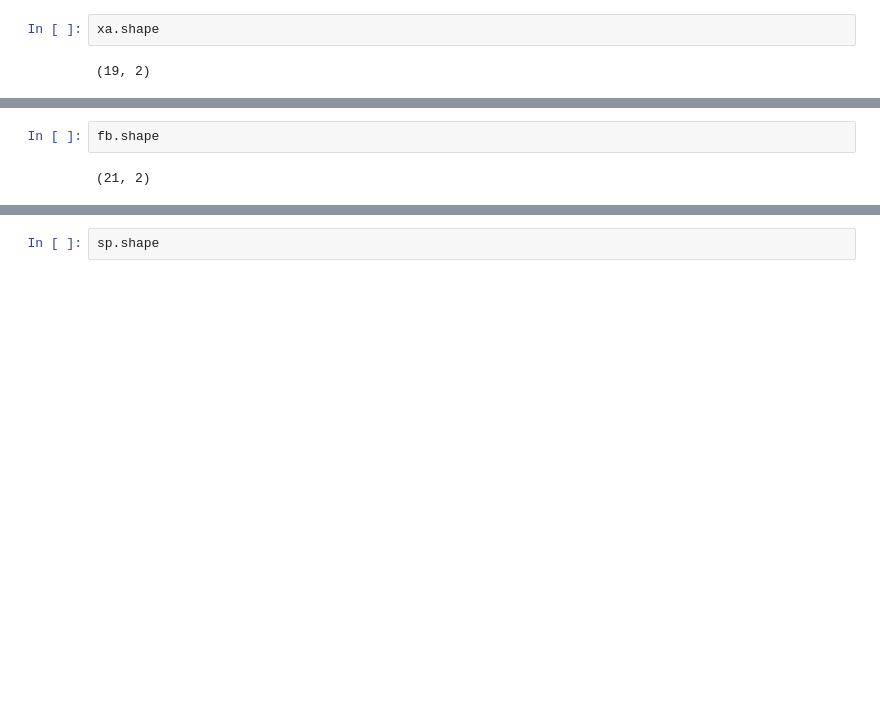
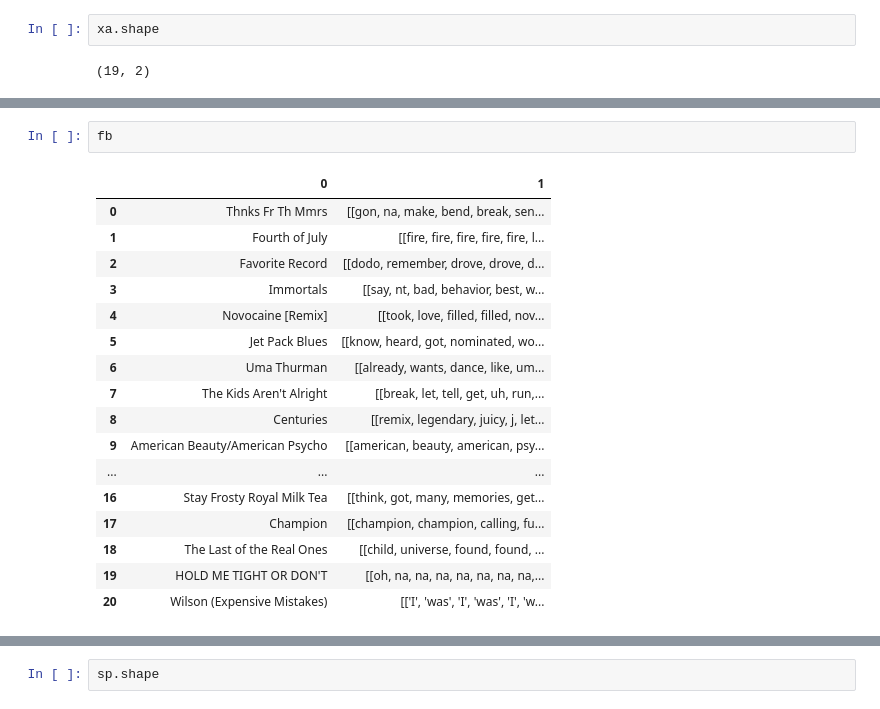
Before and after one commit to Gail529/Recommendation-system, a Jupyter notebook: preprocessing_lyrics.ipynb, the cells around one changed output, grey strips where cells are left out. Saved outputs shown, nothing was run; the diff lists cells and outputs as text; blank space fills up the shorter version.

```diff
--- a/preprocessing_lyrics.ipynb
+++ b/preprocessing_lyrics.ipynb
@@ -192,7 +207,23 @@ view
 # %%
-fb.shape
+fb
 # %% [output]
-(21, 2)
+|  | 0 | 1 |
+| 0 | Thnks Fr Th Mmrs | [[gon, na, make, bend, break, sen... |
+| 1 | Fourth of July | [[fire, fire, fire, fire, fire, l... |
+| 2 | Favorite Record | [[dodo, remember, drove, drove, d... |
+| 3 | Immortals | [[say, nt, bad, behavior, best, w... |
+| 4 | Novocaine [Remix] | [[took, love, filled, filled, nov... |
+| 5 | Jet Pack Blues | [[know, heard, got, nominated, wo... |
+| 6 | Uma Thurman | [[already, wants, dance, like, um... |
+| 7 | The Kids Aren't Alright | [[break, let, tell, get, uh, run,... |
+| 8 | Centuries | [[remix, legendary, juicy, j, let... |
+| 9 | American Beauty/American Psycho | [[american, beauty, american, psy... |
+| ... | ... | ... |
+| 16 | Stay Frosty Royal Milk Tea | [[think, got, many, memories, get... |
+| 17 | Champion | [[champion, champion, calling, fu... |
+| 18 | The Last of the Real Ones | [[child, universe, found, found, ... |
+| 19 | HOLD ME TIGHT OR DON'T | [[oh, na, na, na, na, na, na, na,... |
+| 20 | Wilson (Expensive Mistakes) | [['I', 'was', 'I', 'was', 'I', 'w... |
 # %%
 #preprocessing all the songs
 for i in range(0,20):
```
Also changed, not shown: parts of 21 cells of this notebook.
